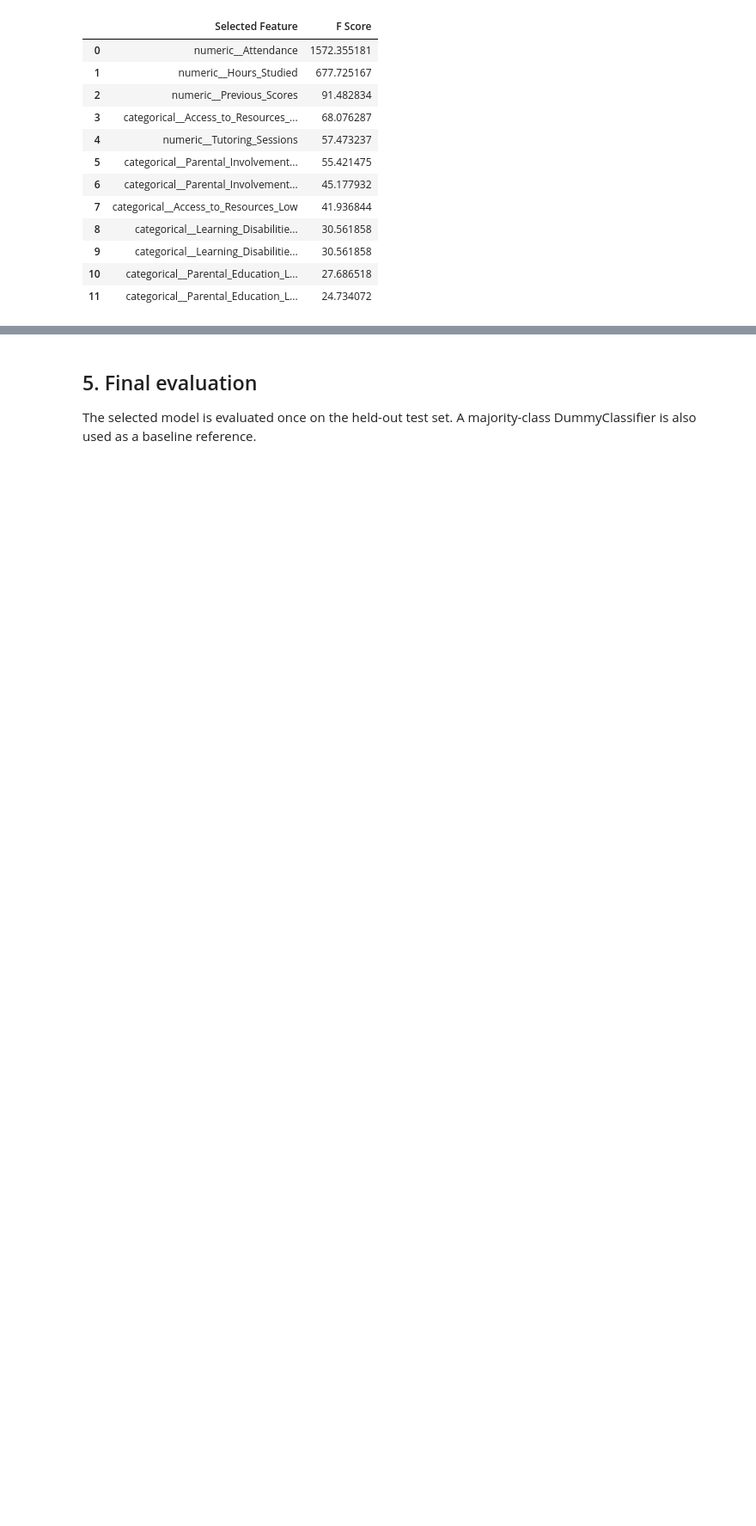
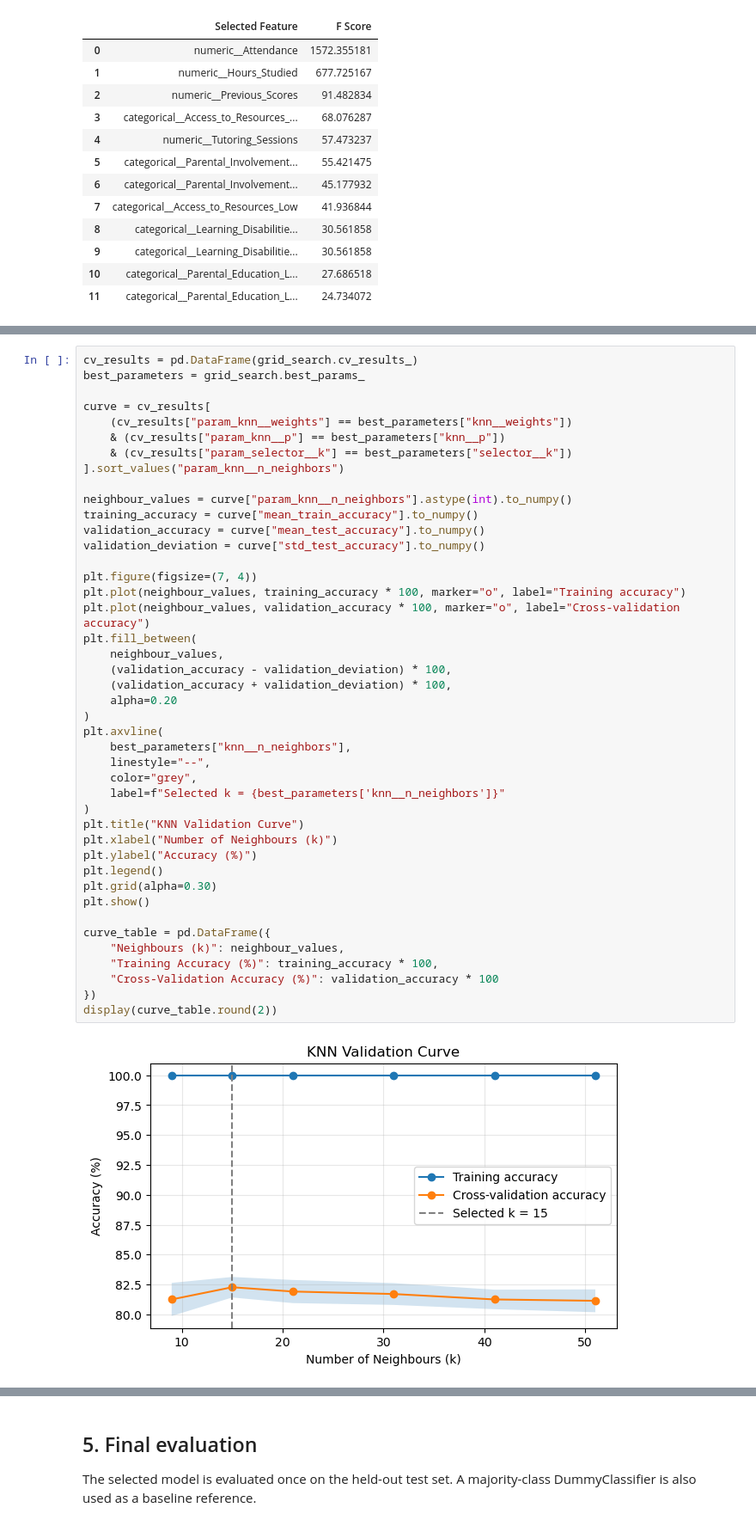
Before and after one commit to Hao0819/Machine-Learning-Supervised---Student-Academic-Performance-Prediction, a Jupyter notebook: KNN.ipynb, the cells around one changed output, grey strips where cells are left out. Shown at 86% size. Saved outputs shown, nothing was run; the diff lists cells and outputs as text; blank space fills up the shorter version.

```diff
--- a/KNN.ipynb
+++ b/KNN.ipynb
@@ -264,0 +339,45 @@ Selected transformed input features:
+# %%
+cv_results = pd.DataFrame(grid_search.cv_results_)
+best_parameters = grid_search.best_params_
+
+curve = cv_results[
+    (cv_results["param_knn__weights"] == best_parameters["knn__weights"])
+    & (cv_results["param_knn__p"] == best_parameters["knn__p"])
+    & (cv_results["param_selector__k"] == best_parameters["selector__k"])
+].sort_values("param_knn__n_neighbors")
+
+neighbour_values = curve["param_knn__n_neighbors"].astype(int).to_numpy()
+training_accuracy = curve["mean_train_accuracy"].to_numpy()
+validation_accuracy = curve["mean_test_accuracy"].to_numpy()
+validation_deviation = curve["std_test_accuracy"].to_numpy()
+
+plt.figure(figsize=(7, 4))
+plt.plot(neighbour_values, training_accuracy * 100, marker="o", label="Training accuracy")
+plt.plot(neighbour_values, validation_accuracy * 100, marker="o", label="Cross-validation accuracy")
+plt.fill_between(
+    neighbour_values,
+    (validation_accuracy - validation_deviation) * 100,
+    (validation_accuracy + validation_deviation) * 100,
+    alpha=0.20
+)
+plt.axvline(
+    best_parameters["knn__n_neighbors"],
+    linestyle="--",
+    color="grey",
+    label=f"Selected k = {best_parameters['knn__n_neighbors']}"
+)
+plt.title("KNN Validation Curve")
+plt.xlabel("Number of Neighbours (k)")
+plt.ylabel("Accuracy (%)")
+plt.legend()
+plt.grid(alpha=0.30)
+plt.show()
+
+curve_table = pd.DataFrame({
+    "Neighbours (k)": neighbour_values,
+    "Training Accuracy (%)": training_accuracy * 100,
+    "Cross-Validation Accuracy (%)": validation_accuracy * 100
+})
+display(curve_table.round(2))
+# %% [output]
+[figure, added]
```
Also changed, not shown: parts of 11 cells of this notebook, 3 other files.
